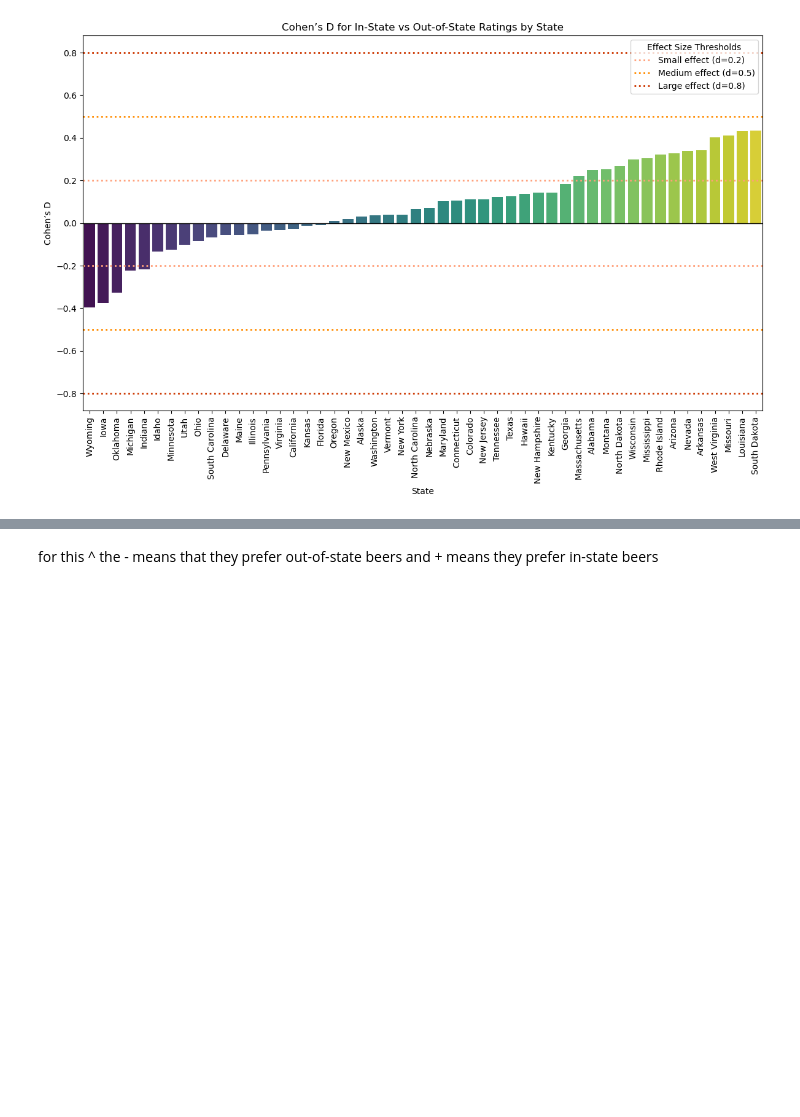
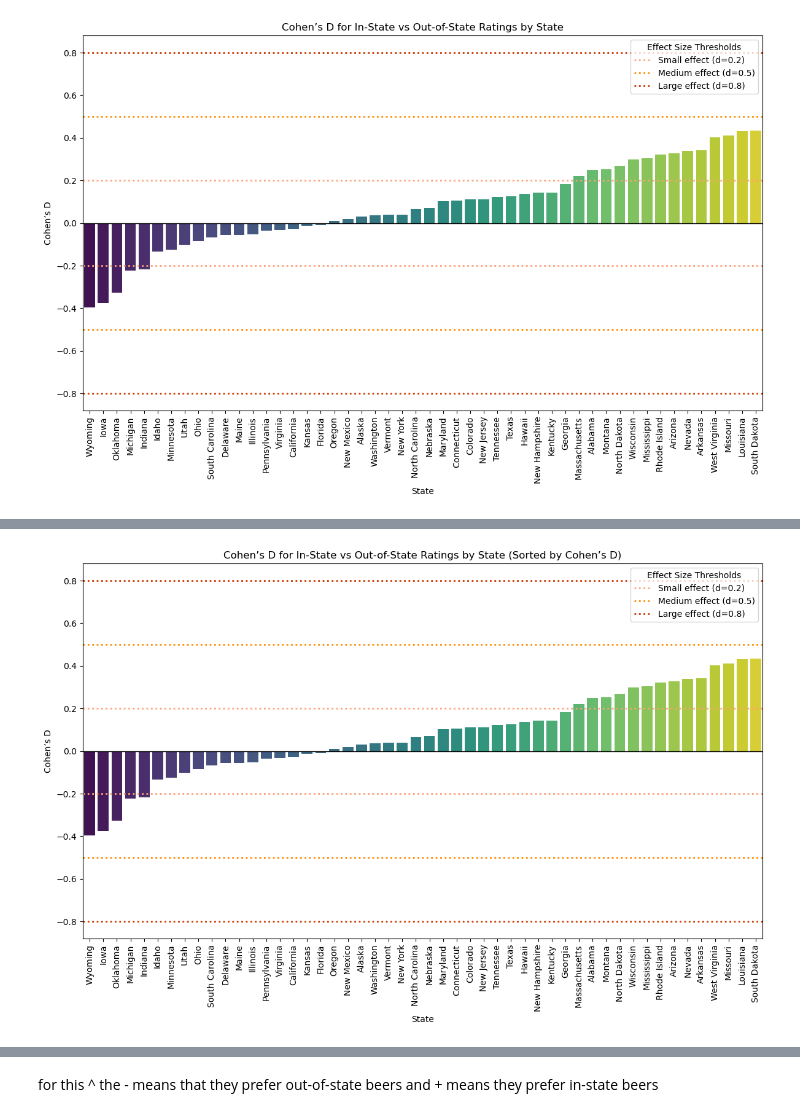
Before and after one commit to epfl-ada/ada-2024-project-x0x0, a Jupyter notebook: src/questions/q1_BA.ipynb, the cells around one changed output, grey strips where cells are left out. Saved outputs shown, nothing was run; the diff lists cells and outputs as text; code cells hidden in the pictures; blank space fills up the shorter version.

```diff
--- a/src/questions/q1_BA.ipynb
+++ b/src/questions/q1_BA.ipynb
@@ -296,3 +296,84 @@ Passing `palette` without assigning `hue` is deprecated and will be removed in v
 
   sns.barplot(
 [figure]
+# %%
+def cohen_d(x, y):
+    x = np.array(x, dtype=float)
+    y = np.array(y, dtype=float)
+    nx, ny = len(x), len(y)
+    mean_x, mean_y = np.mean(x), np.mean(y)
+    std_x, std_y = np.std(x, ddof=1), np.std(y, ddof=1)
+    pooled_std = np.sqrt(((nx - 1) * std_x ** 2 + (ny - 1) * std_y ** 2) / (nx + ny - 2))
+    return (mean_x - mean_y) / pooled_std
+
+unique_states = US_ratings['beer_state'].unique()
+unique_states.sort()
+
+cohen_results = {}
+
+for state in unique_states:
+    subset = US_ratings[US_ratings['beer_state'] == state]
+    in_state_ratings = subset[subset['state_IN_VS_OUT'] == 'In-State']['rating']
+    out_of_state_ratings = subset[subset['state_IN_VS_OUT'] == 'Out-of-State']['rating']
+
+    if len(in_state_ratings) == 0 or len(out_of_state_ratings) == 0:
+        cohen_results[state] = np.nan
+        continue
+
+    d_value = cohen_d(in_state_ratings, out_of_state_ratings)
+    cohen_results[state] = d_value
+
+cohen_df = pd.DataFrame.from_dict(cohen_results, orient='index', columns=['Cohen_d'])
+cohen_df.sort_values(by='Cohen_d', inplace=True)  # Sort by Cohen's D value
+
+cohen_df_no_nan = cohen_df.dropna()
+
+# Plot 1: States sorted by Cohen's D value
+plt.figure(figsize=(12, 8))
+sns.barplot(
+    x=cohen_df_no_nan.index,
+    y='Cohen_d',
+    data=cohen_df_no_nan,
+    palette='viridis'
+)
+plt.axhline(y=0, color='black', linewidth=1)
+plt.axhline(y=0.2, color='#FFA07A', linestyle=':', linewidth=2, label='Small effect (d=0.2)')
+plt.axhline(y=-0.2, color='#FFA07A', linestyle=':', linewidth=2)
+plt.axhline(y=0.5, color='#FF8C00', linestyle=':', linewidth=2, label='Medium effect (d=0.5)')
+plt.axhline(y=-0.5, color='#FF8C00', linestyle=':', linewidth=2)
+plt.axhline(y=0.8, color='#CD3700', linestyle=':', linewidth=2, label='Large effect (d=0.8)')
+plt.axhline(y=-0.8, color='#CD3700', linestyle=':', linewidth=2)
+plt.xlabel('State')
+plt.ylabel('Cohen’s D')
+plt.title('Cohen’s D for In-State vs Out-of-State Ratings by State (Sorted by Cohen’s D)')
+plt.xticks(rotation=90)
+plt.legend(title='Effect Size Thresholds', loc='upper right')
+plt.tight_layout()
+plt.show()
+
+# Plot 2: States sorted alphabetically
+cohen_alphabetical = cohen_df_no_nan.copy()
+cohen_alphabetical.sort_index(inplace=True)  # Sort by state name (index)
+
+plt.figure(figsize=(12, 8))
+sns.barplot(
+    x=cohen_alphabetical.index,
+    y='Cohen_d',
+    data=cohen_alphabetical,
+    palette='viridis'
+)
+plt.axhline(y=0, color='black', linewidth=1)
+plt.axhline(y=0.2, color='#FFA07A', linestyle=':', linewidth=2, label='Small effect (d=0.2)')
+plt.axhline(y=-0.2, color='#FFA07A', linestyle=':', linewidth=2)
+plt.axhline(y=0.5, color='#FF8C00', linestyle=':', linewidth=2, label='Medium effect (d=0.5)')
+plt.axhline(y=-0.5, color='#FF8C00', linestyle=':', linewidth=2)
+plt.axhline(y=0.8, color='#CD3700', linestyle=':', linewidth=2, label='Large effect (d=0.8)')
+plt.axhline(y=-0.8, color='#CD3700', linestyle=':', linewidth=2)
+plt.xlabel('State')
+plt.ylabel('Cohen’s D')
+plt.title('Cohen’s D for In-State vs Out-of-State Ratings by State (Alphabetically Sorted)')
+plt.xticks(rotation=90)
+plt.legend(title='Effect Size Thresholds', loc='upper right')
+plt.tight_layout()
+plt.show()
+# %% [output]
@@ -298,0 +383 @@ Passing `palette` without assigning `hue` is deprecated and will be removed in v
+[figure, added]
```
Also changed, not shown: parts of 3 cells of this notebook, 1 other file.
